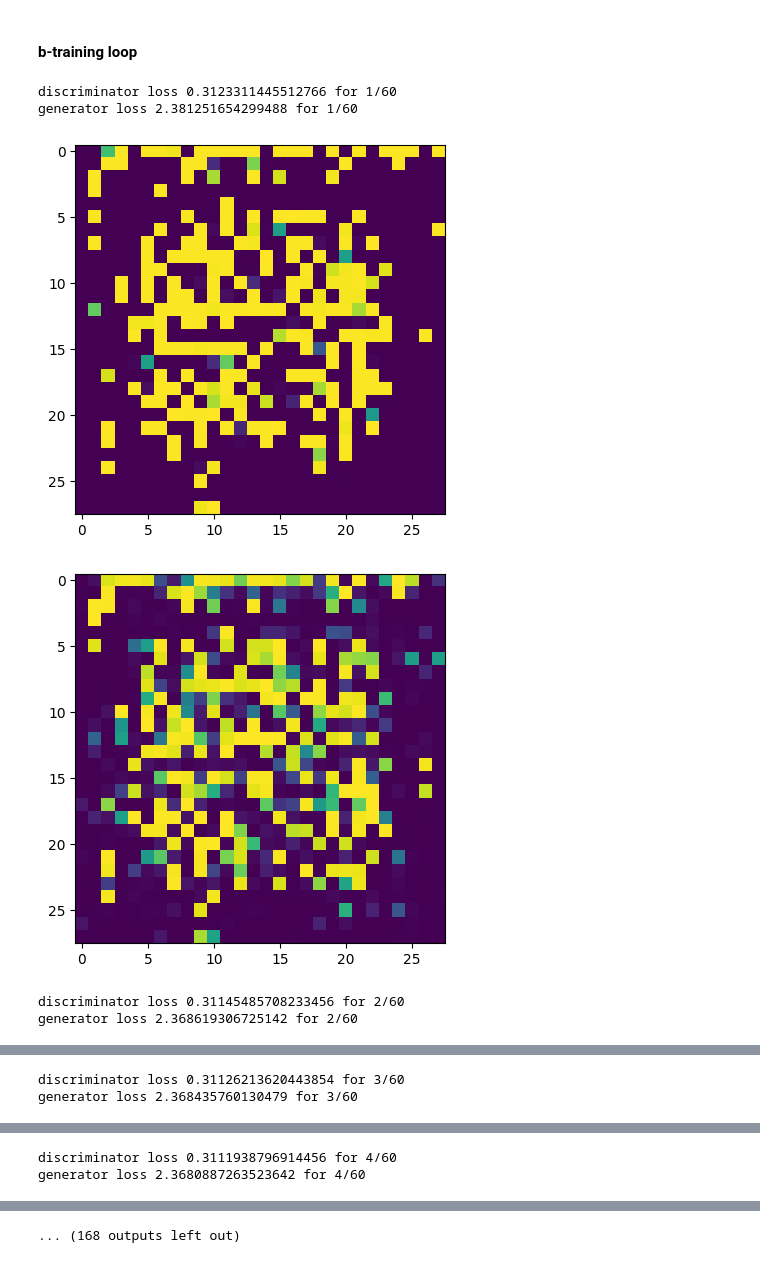
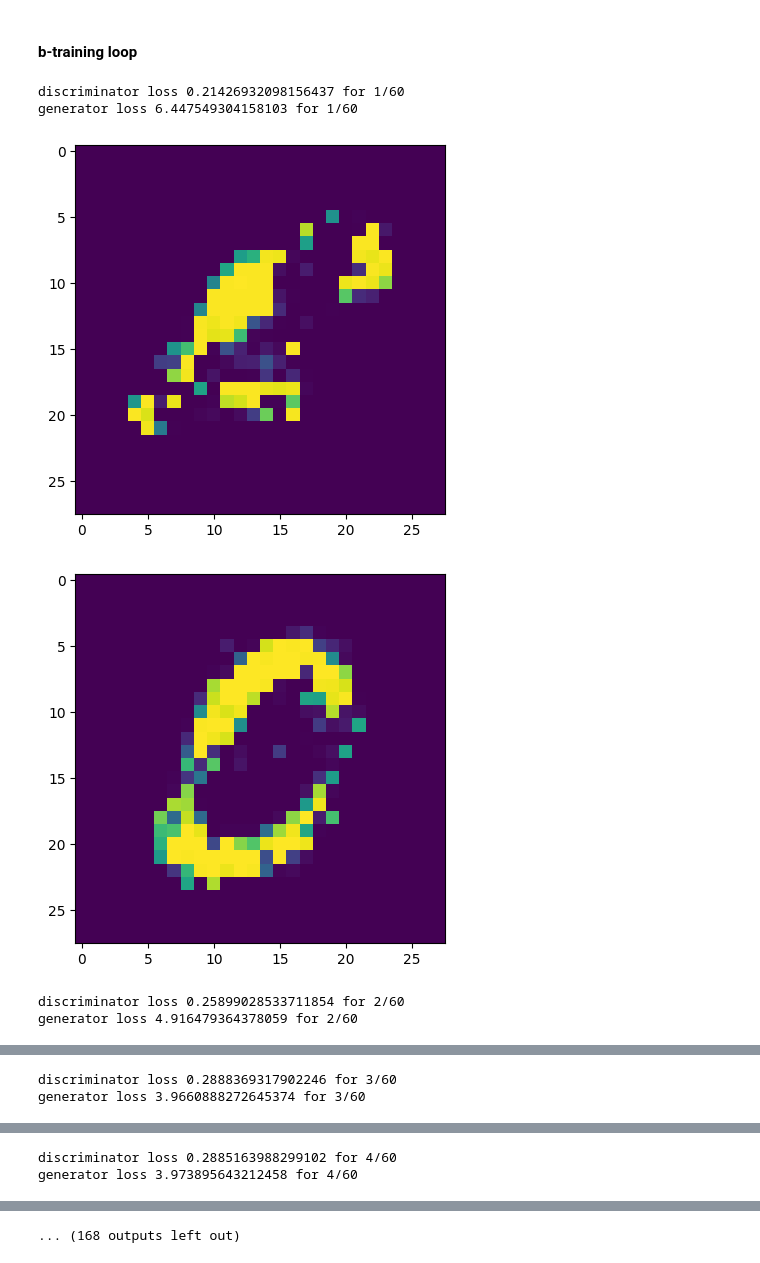
Before and after one commit to anouarcrafting/handwritten-GPT, a Jupyter notebook: dataset-and-model-of-handwritten-generation-28x28.ipynb, the cells around one changed output, grey strips where cells are left out. Drawn from its saved outputs; the diff is of its cells as text; code cells hidden in the pictures.

```diff
--- a/dataset-and-model-of-handwritten-generation-28x28.ipynb
+++ b/dataset-and-model-of-handwritten-generation-28x28.ipynb
@@ -158,10 +158,16 @@ generator=nn.Sequential(
     nn.Linear(input_size, 2048),
     nn.Linear(2048,1024),
     nn.BatchNorm1d(1024),
-    nn.ReLU(),
+    nn.LeakyReLU(),
+    nn.Linear(1024,1024),
+    nn.BatchNorm1d(1024),
+    nn.LeakyReLU(),
+    nn.Linear(1024,1024),
+    nn.BatchNorm1d(1024),
+    nn.LeakyReLU(),
     nn.Linear(1024,800),
     nn.BatchNorm1d(800),
-    nn.ReLU(),
+    nn.LeakyReLU(),
     nn.Linear(800,28*28),
     nn.Unflatten(1,(1,28,28)),
     nn.Sigmoid()
@@ -221,9 +227,10 @@ for epoch in range(n_epochs):
         fake_images=generator(noise_with_class)#.detach()
         #print("size of fake images ",fake_images.size())
         fake_images_classes=torch.cat((fake_images,classes_reshape),3)
-        fake_labels1=torch.zeros((real_images.shape[0]-int(real_images.shape[0]*0.1),1))
-        fake_labels2=torch.ones((int(real_images.shape[0]*0.1),1))
-        fake_labels=torch.cat((fake_labels1,fake_labels2),0) #to trick the discriminator
+        fake_labels=torch.zeros((real_images.shape[0],1))
+        #fake_labels1=torch.zeros((real_images.shape[0]-int(real_images.shape[0]*0.1),1))
+        #fake_labels2=torch.ones((int(real_images.shape[0]*0.1),1))
+        #fake_labels=torch.cat((fake_labels1,fake_labels2),0) #to trick the discriminator
         fake_labels=fake_labels.to(device)
         #merging the fake and real data
         data=torch.cat((real_images_classes,fake_images_classes),0)
@@ -254,36 +261,36 @@ for epoch in range(n_epochs):
         #setting gradiant of generator at zero
         gen_optimizer.zero_grad()
         #generator loss
         pred=discriminator(fake_images_classes)
         labels=torch.ones((real_images.shape[0],1))
         labels=labels.to(device)
         gen_loss=criterion(pred,labels)
         gen_loss.backward()
         #updating generator params
         gen_optimizer.step()
         generator_loss += gen_loss.item()
     epoch_disc_loss = discriminator_loss / len(char_loader)
     epoch_gen_loss = generator_loss / len(char_loader)
     print(f'discriminator loss {epoch_disc_loss} for {epoch+1}/{n_epochs}')
     print(f'generator loss {epoch_gen_loss} for {epoch+1}/{n_epochs}')
     #testing generated images
     noise=np.random.randn(2,100)
     images_class=encoder.transform([[0],[23]]).toarray()
     images_array=generator(torch.from_numpy(np.concatenate((noise,images_class),axis=1)).float().to(device)).detach().to('cpu').numpy()
     i=0 #is the index of current image
     for image in images_array:
         image=image.reshape((28,28))*255
         image=image.astype('uint8')
         raw_image=Image.fromarray(image)
         raw_image.save("image"+str(i)+"_epoch_"+str(epoch+1)+".png")
         i+=1
         plt.imshow(image)
         plt.show()
     #train_l.append(epoch_loss)
 # %% [output]
-discriminator loss 0.3123311445512766 for 1/60
-generator loss 2.381251654299488 for 1/60
+discriminator loss 0.21426932098156437 for 1/60
+generator loss 6.447549304158103 for 1/60
-[figure, old version]
+[figure, new version]
-[figure, old version]
+[figure, new version]
-discriminator loss 0.31145485708233456 for 2/60
-generator loss 2.368619306725142 for 2/60
+discriminator loss 0.25899028533711854 for 2/60
+generator loss 4.916479364378059 for 2/60
@@ -292,2 +299,2 @@ generator loss 2.368619306725142 for 2/60
-discriminator loss 0.31126213620443854 for 3/60
-generator loss 2.368435760130479 for 3/60
+discriminator loss 0.2888369317902246 for 3/60
+generator loss 3.9660888272645374 for 3/60
@@ -296,2 +303,2 @@ generator loss 2.368435760130479 for 3/60
-discriminator loss 0.3111938796914456 for 4/60
-generator loss 2.3680887263523642 for 4/60
+discriminator loss 0.2885163988299102 for 4/60
+generator loss 3.973895643212458 for 4/60
```
Also changed, not shown: parts of 2 cells of this notebook.
